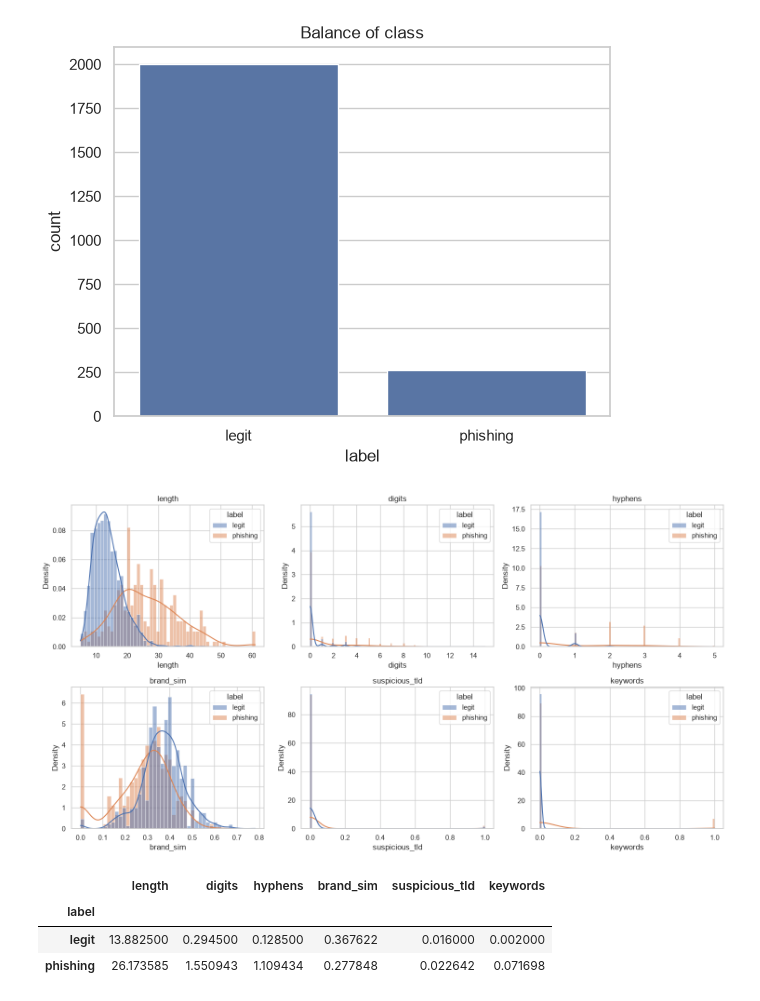
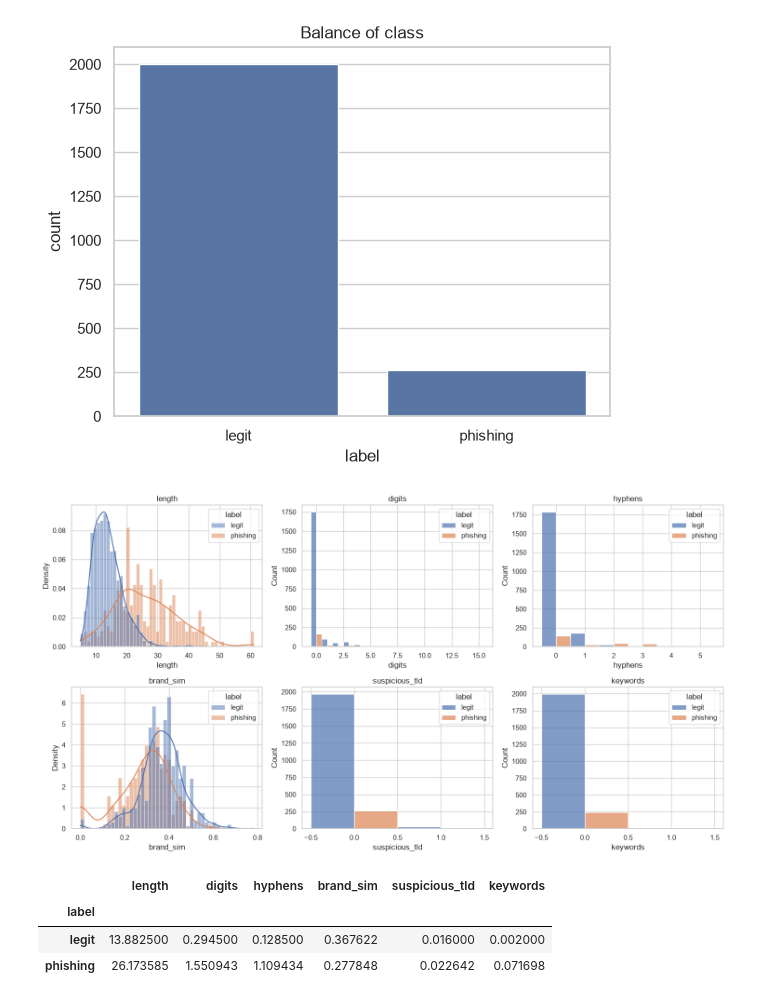
Before and after one commit to michallitwin/phishguard-live, a Jupyter notebook: notebooks/eda.ipynb, the cells around one changed output. Cells and saved outputs as stored; diff of their text form; code cells hidden in the pictures.

Commit message:
changed plot

```diff
--- a/notebooks/eda.ipynb
+++ b/notebooks/eda.ipynb
@@ -78,21 +78,27 @@ plt.title("Balance of class")
 plt.show()
 # %% [output]
 [figure]
-# %%
-numeric_cols = ["length", "digits", "hyphens", "brand_sim", "suspicious_tld", "keywords"]
-
-fig, axes = plt.subplots(2, 3, figsize=(15, 8))
-axes = axes.ravel()
-
-for i, col in enumerate(numeric_cols):
-    sns.histplot(data=df, x=col, hue="label", kde=True, ax=axes[i],
-                 stat="density", common_norm=False, alpha=0.5)
-    axes[i].set_title(col)
-
-plt.tight_layout()
-plt.show()
-# %% [output]
-[figure, removed]
+# %%
+numeric_cols = ["length", "digits", "hyphens", "brand_sim", "suspicious_tld", "keywords"]
+continuous_cols = ["length", "brand_sim"]
+
+fig, axes = plt.subplots(2, 3, figsize=(15, 8))
+axes = axes.ravel()
+
+for i, col in enumerate(numeric_cols):
+    if col in continuous_cols:
+        sns.histplot(data=df, x=col, hue="label", kde=True, ax=axes[i],
+                     stat="density", common_norm=False, alpha=0.5)
+    else:
+        sns.histplot(data=df, x=col, hue="label", kde=False, ax=axes[i],
+                     discrete=True, multiple="dodge", alpha=0.7)
+
+    axes[i].set_title(col)
+
+plt.tight_layout()
+plt.show()
+# %% [output]
+[figure, added]
 # %%
 df.groupby("label")[numeric_cols].mean()
 # %% [output]
```
